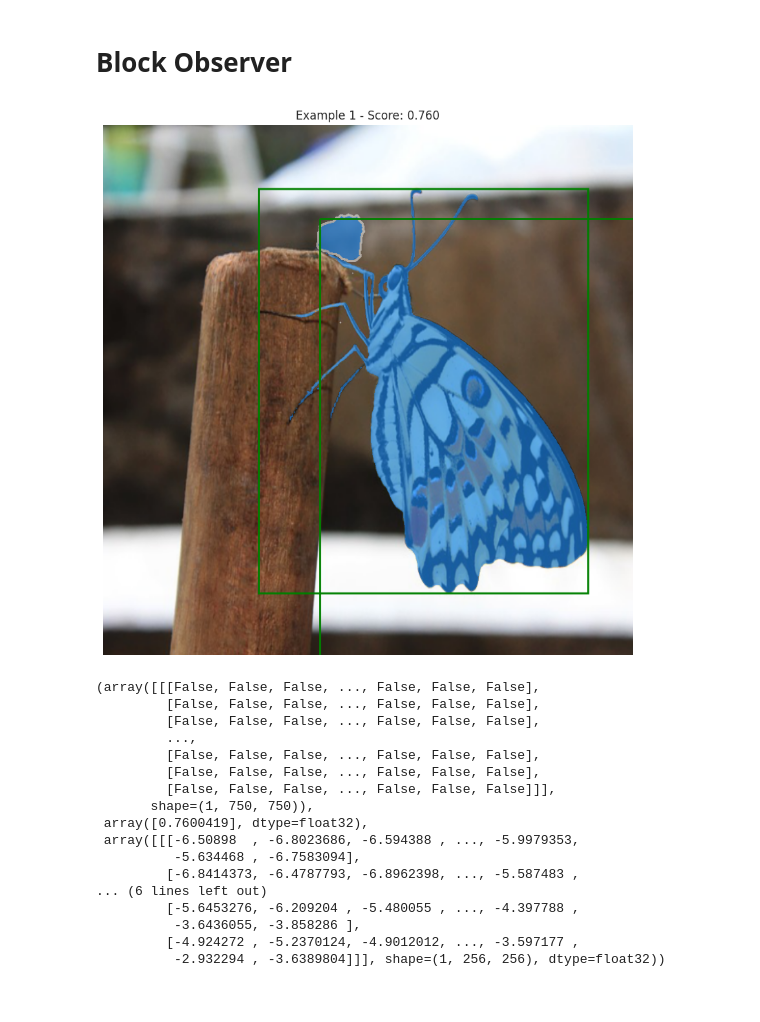
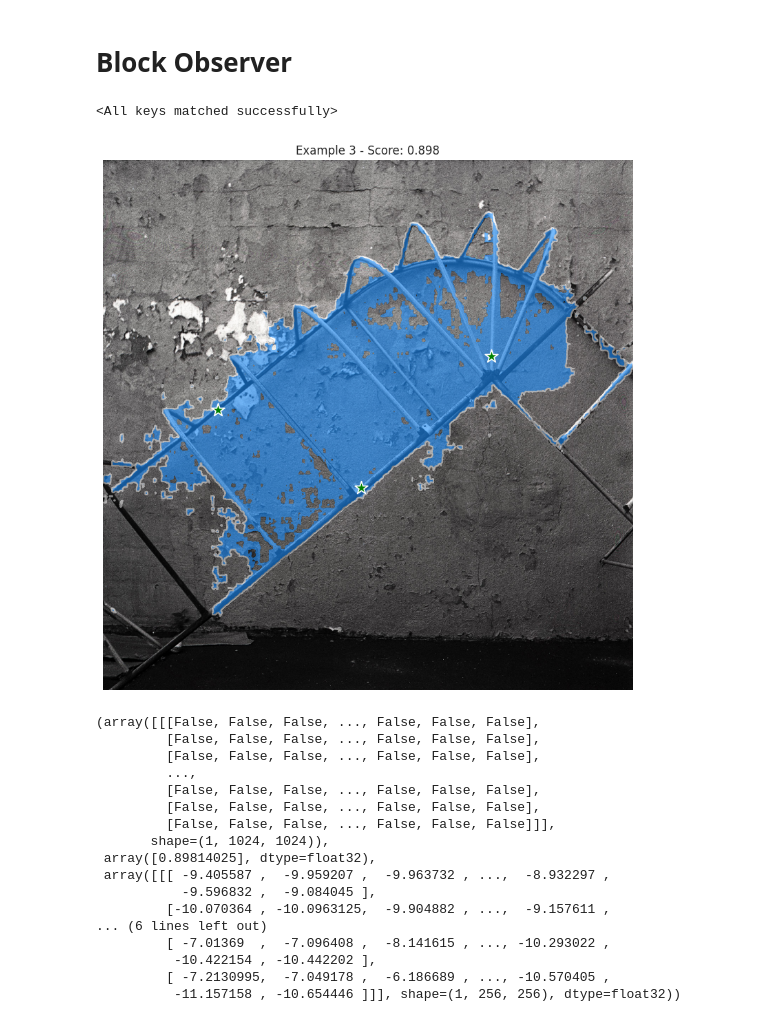
Before and after one commit to hchautran/SAM_Quantization, a Jupyter notebook: notebook.ipynb, the cells around one changed output. Cells and saved outputs as stored; diff of their text form; code cells hidden in the pictures.

```diff
--- a/notebook.ipynb
+++ b/notebook.ipynb
@@ -97,7 +97,7 @@ class ObserverBase:
         if example_idx == 0:
             input_box = np.array([[4, 13, 1007, 1023]])
             input_point, input_label = None, None
-            hq_token_only = False
+            hq_token_only = True
         elif example_idx == 1:
             input_box = np.array([[306, 132, 925, 893]])
             input_point, input_label = None, None
@@ -439,9 +439,9 @@ class AttnObserver(Attention):
             v.transpose(1, 2),
         )
 
-        AttnObserver.observer_state['q'].append(to_numpy(q))
-        AttnObserver.observer_state['k'].append(to_numpy(k))
-        AttnObserver.observer_state['v'].append(to_numpy(v))
+        AttnObserver.observer_state['q'].append(q)
+        AttnObserver.observer_state['k'].append(k)
+        AttnObserver.observer_state['v'].append(v)
         # Transpose back
         x = x.transpose(1, 2)
         x = x.reshape(B, H, W, -1)
@@ -510,7 +510,7 @@ class BlockObserver(Block):
 
         # Window partition
         window_size = self.window_size
-        if window_size > 0:
+        if window_size > 1:
             H, W = x.shape[1], x.shape[2]
             BlockObserver.observer_state['attn_input_unpartitioned'].append(x)
             x, pad_hw = window_partition(x, window_size)
@@ -523,7 +523,7 @@ class BlockObserver(Block):
 
 
         x, q, k, v = self.attn.forward(x)
-        if window_size > 0:
+        if window_size > 1:
             q_scores = AttnObserver.cal_density(q, independent_heads=False).reshape(k.shape[0], self.window_size, self.window_size, -1)
             k_scores = AttnObserver.cal_density(k, independent_heads=False).reshape(k.shape[0], self.window_size, self.window_size, -1)
             v_scores = AttnObserver.cal_density(v, independent_heads=False).reshape(k.shape[0], self.window_size, self.window_size, -1)
@@ -537,9 +537,9 @@ class BlockObserver(Block):
             AttnObserver.observer_state['q_E'].append(to_numpy(q_scores))
             AttnObserver.observer_state['k_E'].append(to_numpy(k_scores))
             AttnObserver.observer_state['v_E'].append(to_numpy(v_scores))
-            AttnObserver.observer_state['q'].append(to_numpy(q))
-            AttnObserver.observer_state['k'].append(to_numpy(k))
-            AttnObserver.observer_state['v'].append(to_numpy(v))
+            AttnObserver.observer_state['q'].append(q)
+            AttnObserver.observer_state['k'].append(k)
+            AttnObserver.observer_state['v'].append(v)
 
             x = window_unpartition(x, window_size, pad_hw, (H, W))
 
@@ -561,41 +561,42 @@ def apply_energy_observer(model:nn.Module):
         elif module_names[-1] == 'attn':
             module.__class__ = AttnObserver
 # %%
-from segment_anything import SamPredictor
+from segment_anything import SamPredictor, sam_hq_model_registry
 
 model_type = 'vit_l'
-checkpoint_path= '/u/ctran3/Sam_quantization/pretrained_checkpoint/sam_vit_l_0b3195.pth'
+checkpoint_path= '/u/ctran3/Sam_quantization/pretrained_checkpoint/sam_hq_vit_l.pth'
 observer = EnergyObserver(module_list=(nn.Linear,))
 
 # Use build_sam_hq for SAM-HQ checkpoints instead of sam_model_registry
-sam = sam_model_registry[model_type](checkpoint=checkpoint_path).to('cuda')
+sam = sam_hq_model_registry[model_type](checkpoint=checkpoint_path).to('cuda')
 predictor = SamPredictor(sam)
 observer.register_energy_hook(predictor.model)
 
 # inference video
 apply_energy_observer(predictor.model)
 
-sample_idx=1
-observer.inference_image(predictor, show_image=True, image_dir=f'demo/hq_sam_result/example{sample_idx}_0.png')
+sample_idx=3
+observer.inference_image(predictor, show_image=True, image_dir=f'input_imgs/example{sample_idx}.png', example_idx=sample_idx)
 # %% [output]
+<All keys matched successfully>
-[figure, old version]
+[figure, new version]
-(array([[[False, False, False, ..., False, False, False],
-         [False, False, False, ..., False, False, False],
-         [False, False, False, ..., False, False, False],
-         ...,
-         [False, False, False, ..., False, False, False],
-         [False, False, False, ..., False, False, False],
-         [False, False, False, ..., False, False, False]]],
-       shape=(1, 750, 750)),
- array([0.7600419], dtype=float32),
- array([[[-6.50898  , -6.8023686, -6.594388 , ..., -5.9979353,
-          -5.634468 , -6.7583094],
-         [-6.8414373, -6.4787793, -6.8962398, ..., -5.587483 ,
-... (6 lines left out)
-         [-5.6453276, -6.209204 , -5.480055 , ..., -4.397788 ,
-          -3.6436055, -3.858286 ],
-         [-4.924272 , -5.2370124, -4.9012012, ..., -3.597177 ,
-          -2.932294 , -3.6389804]]], shape=(1, 256, 256), dtype=float32))
+(array([[[False, False, False, ..., False, False, False],
+         [False, False, False, ..., False, False, False],
+         [False, False, False, ..., False, False, False],
+         ...,
+         [False, False, False, ..., False, False, False],
+         [False, False, False, ..., False, False, False],
+         [False, False, False, ..., False, False, False]]],
+       shape=(1, 1024, 1024)),
+ array([0.89814025], dtype=float32),
+ array([[[ -9.405587 ,  -9.959207 ,  -9.963732 , ...,  -8.932297 ,
+           -9.596832 ,  -9.084045 ],
+         [-10.070364 , -10.0963125,  -9.904882 , ...,  -9.157611 ,
+... (6 lines left out)
+         [ -7.01369  ,  -7.096408 ,  -8.141615 , ..., -10.293022 ,
+          -10.422154 , -10.442202 ],
+         [ -7.2130995,  -7.049178 ,  -6.186689 , ..., -10.570405 ,
+          -11.157158 , -10.654446 ]]], shape=(1, 256, 256), dtype=float32))
 # %%
 import seaborn as  sns
 
```
Also changed, not shown: parts of 5 cells of this notebook, 1 other file.
